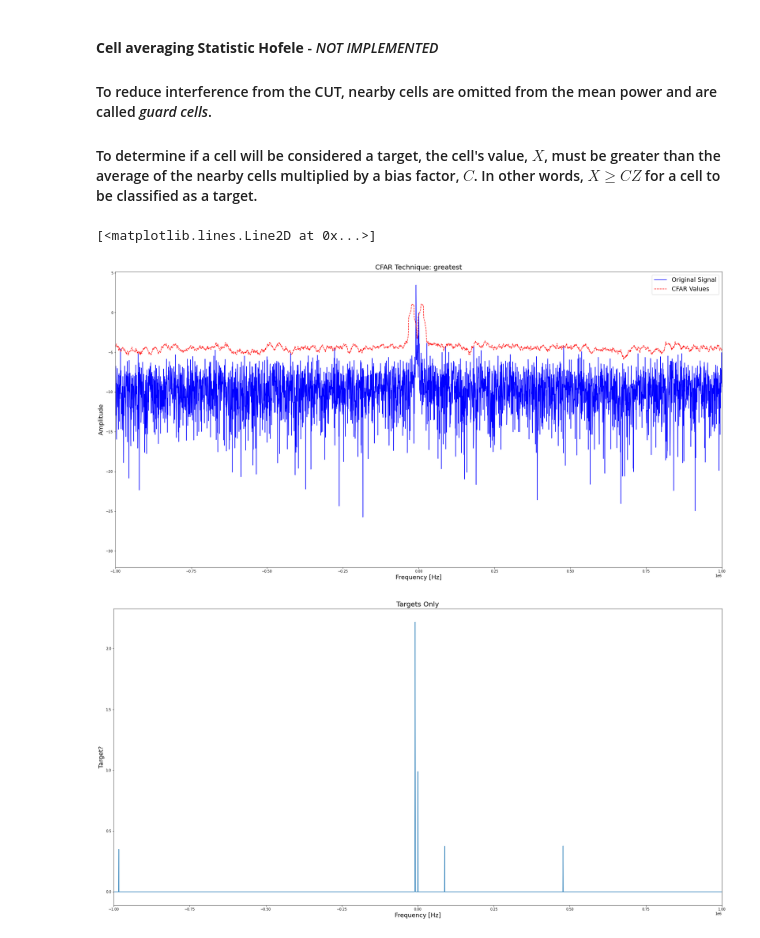
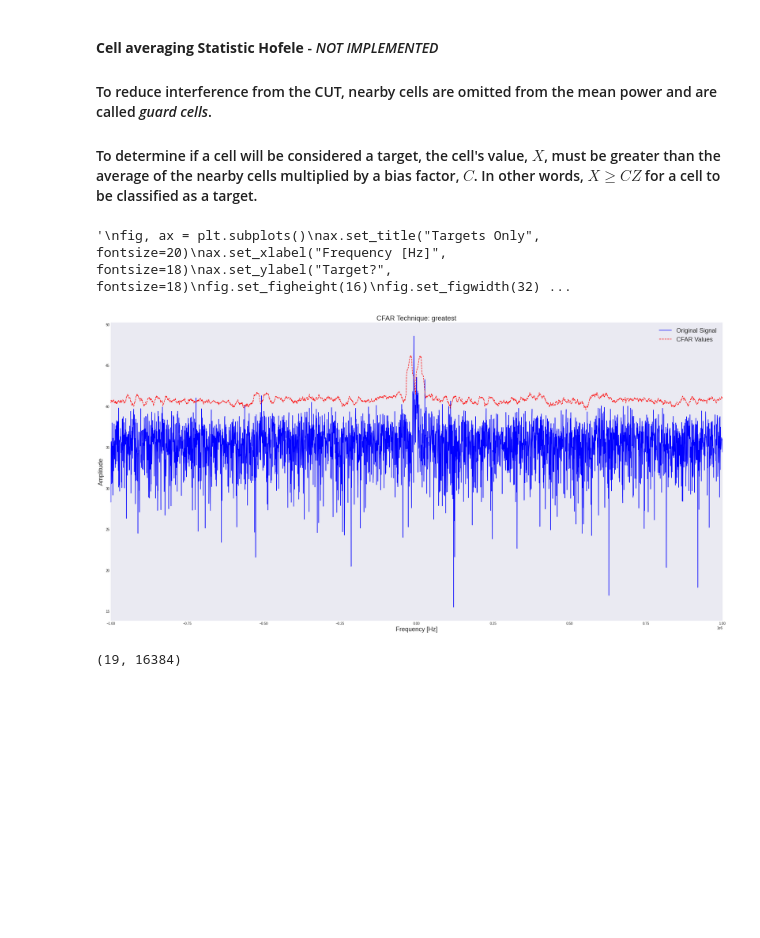
Before and after one commit to brunerm99/ADI_Radar_DSP, a Jupyter notebook: Bruner_Thesis/Target_Detection.ipynb, the cells around one changed output. Saved outputs shown, nothing was run; the diff lists cells and outputs as text; code cells hidden in the pictures; blank space fills up the shorter version.

```diff
--- a/Bruner_Thesis/Target_Detection.ipynb
+++ b/Bruner_Thesis/Target_Detection.ipynb
@@ -4,11 +4,19 @@
 # %%
 # Imports
 import numpy as np
-import numpy.fft as fft
+from numpy.fft import fft, fftshift, ifft
 import matplotlib.pyplot as plt
 import netCDF4 as nc
 import scipy
 from scipy import signal, stats
+
+# Formatting
+import warnings
+warnings.filterwarnings('ignore')
+
+from matplotlib import style
+style.use('seaborn-dark')
+# style.use('dark_background')
 # %% [markdown]
 ***
 ## Radar parameters, constants, filenames, etc.
@@ -51,8 +59,8 @@ plt.plot(z / adc_size)
 """
 
 # Compute DFT and plot
-X_k = fft.fft(iq) / (2 * buffer_size)
-X_k = fft.fftshift(X_k)
+X_k = fft(iq) / (2 * buffer_size)
+X_k = fftshift(X_k)
 X_k_dBFS = 10 * np.log10(X_k / adc_size)
 freq = np.linspace(-sample_rate / 2, sample_rate / 2, buffer_size)
 
@@ -234,6 +288,8 @@ Z &- \text{local noise power estimate}
 # %%
 # Original signal
-data = np.abs(X_k)
+X_k_all = fftshift(fft(iq_all))
+data = np.abs(X_k_all[0])
+# data = np.abs(X_k)
 
 """
     Options:
@@ -250,63 +306,48 @@ num_guard_cells = 10
 num_ref_cells = 30
 bias = 3
 
-N = X_k.size
-cfar_values = np.zeros(X_k.shape)
-for center_index in range(num_guard_cells + num_ref_cells, N - (num_guard_cells + num_ref_cells)):
-    min_index = center_index - (num_guard_cells + num_ref_cells)
-    min_guard = center_index - num_guard_cells
-    max_index = center_index + (num_guard_cells + num_ref_cells) + 1
-    max_guard = center_index + num_guard_cells + 1
-
-    lower_nearby = data[min_index:min_guard]
-    upper_nearby = data[max_guard:max_index]
-
-    lower_mean = np.mean(lower_nearby)
-    upper_mean = np.mean(upper_nearby)
-
-    if (cfar_method == 'average'):
-        mean = np.mean(np.concatenate((lower_nearby, upper_nearby)))
-    elif (cfar_method == 'greatest'):
-        mean = max(lower_mean, upper_mean)
-    elif (cfar_method == 'smallest'):
-        mean = min(lower_mean, upper_mean)
-    else:
-        mean = 0
-
-    output = mean * bias
-    cfar_values[center_index] = output
-
-targets_only = np.copy(data)
-targets_only[np.where(data < cfar_values)] = np.ma.masked
+time = 0
+cfar_values, targets_only = cfar(data, num_guard_cells, num_ref_cells, bias, cfar_method)
 
 """
     Plotting
 """
+plt.ion()
+
 # Plot CFAR values and original signal
 fig, ax = plt.subplots()
 ax.set_title("CFAR Technique: %s" % cfar_method, fontsize=20)
 ax.set_xlabel("Frequency [Hz]", fontsize=18)
 ax.set_ylabel("Amplitude", fontsize=18)
 # fig.legend(['Original Signal', 'CFAR Values'], loc='upper right', fontsize=12)
 fig.set_figheight(16)
 fig.set_figwidth(32)
 ax.set_xlim([-1e6, 1e6])
 
 ax.plot(freq, 10 * np.log10(data), color='b', label="Original Signal")
 ax.plot(freq, 10 * np.log10(cfar_values), color='r', linestyle='dashed', label='CFAR Values')
 ax.legend(fontsize=18)
 
 # Plot targets only
+"""
 fig, ax = plt.subplots()
 ax.set_title("Targets Only", fontsize=20)
 ax.set_xlabel("Frequency [Hz]", fontsize=18)
 ax.set_ylabel("Target?", fontsize=18)
 fig.set_figheight(16)
 fig.set_figwidth(32)
 ax.set_xlim([-1e6, 1e6])
 
 plt.plot(freq, targets_only)
+"""
 # %% [output]
-[<matplotlib.lines.Line2D at 0x...>]
+'\nfig, ax = plt.subplots()\nax.set_title("Targets Only", fontsize=20)\nax.set_xlabel("Frequency [Hz]", fontsize=18)\nax.set_ylabel("Target?", fontsize=18)\nfig.set_figheight(16)\nfig.set_figwidth(32) ...
-[figure, old version]
+[figure, new version]
-[figure, removed]
+# %%
+X_k_all = fftshift(fft(iq_all))
+
+X_k_all = np.zeros(iq_all.shape)
+X_k_all = np.array(list(map(lambda x : fftshift(fft(x)), iq_all)))
+X_k_all.shape
+# %% [output]
+(19, 16384)
```
Also changed, not shown: parts of 5 cells of this notebook.
